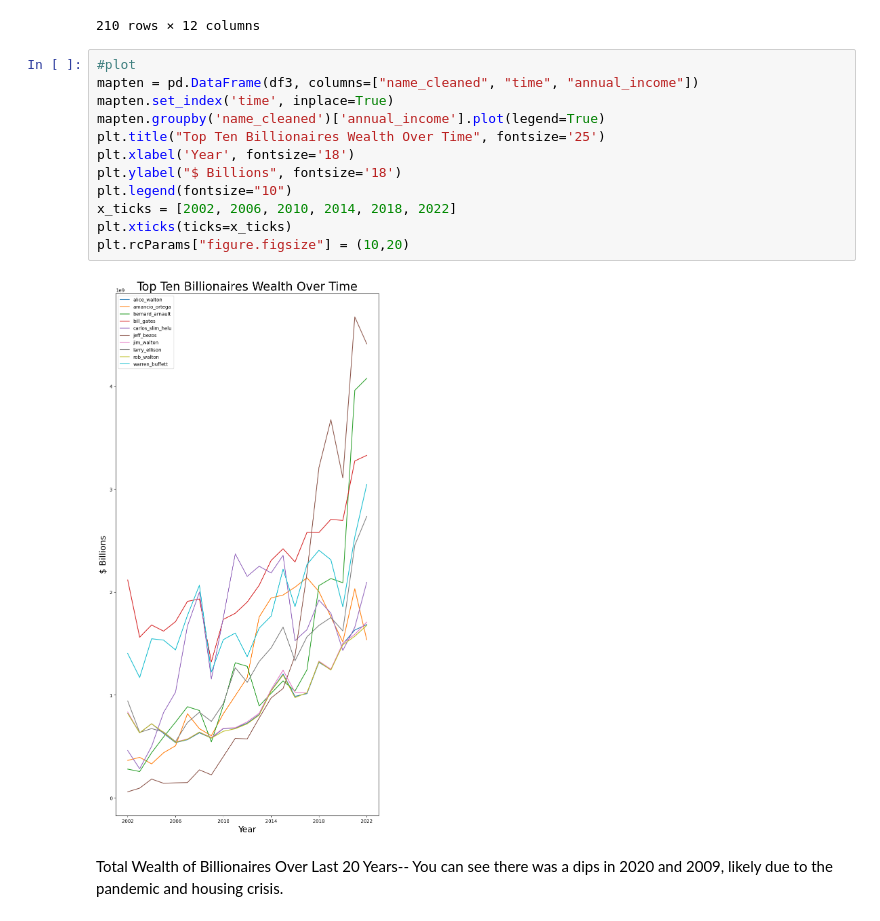
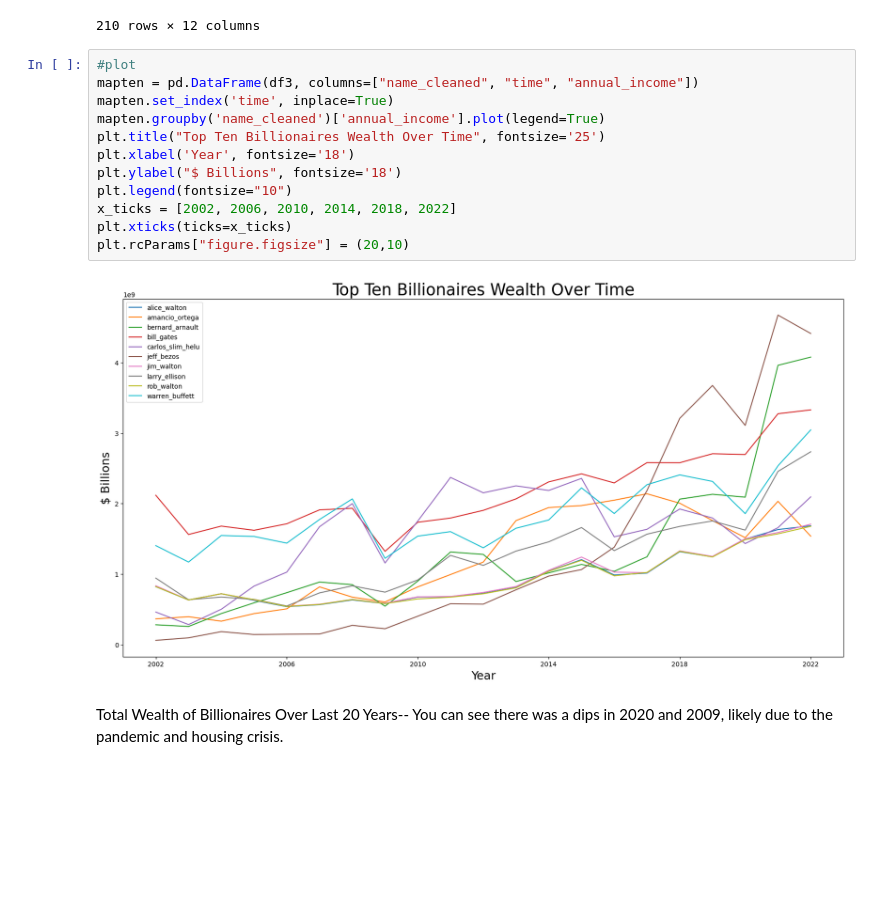
Before and after one commit to thealura/project_billionaires, a Jupyter notebook: PROJECT_1.ipynb, the cells around one changed output. Saved outputs shown, nothing was run; the diff lists cells and outputs as text; blank space fills up the shorter version.

```diff
--- a/PROJECT_1.ipynb
+++ b/PROJECT_1.ipynb
@@ -194,17 +193,17 @@ df3.drop_duplicates()
 # %%
 #plot
 mapten = pd.DataFrame(df3, columns=["name_cleaned", "time", "annual_income"])
 mapten.set_index('time', inplace=True)
 mapten.groupby('name_cleaned')['annual_income'].plot(legend=True)
 plt.title("Top Ten Billionaires Wealth Over Time", fontsize='25')
 plt.xlabel('Year', fontsize='18')
 plt.ylabel("$ Billions", fontsize='18')
 plt.legend(fontsize="10")
 x_ticks = [2002, 2006, 2010, 2014, 2018, 2022]
 plt.xticks(ticks=x_ticks)
-plt.rcParams["figure.figsize"] = (10,20)
+plt.rcParams["figure.figsize"] = (20,10)
 # %% [output]
-[figure, old version]
+[figure, new version]
 # %% [markdown]
 Total Wealth of Billionaires Over Last 20 Years--
 You can see there was a dips in 2020 and 2009, likely due to the pandemic and housing crisis.
```
Also changed, not shown: parts of 3 cells of this notebook.
